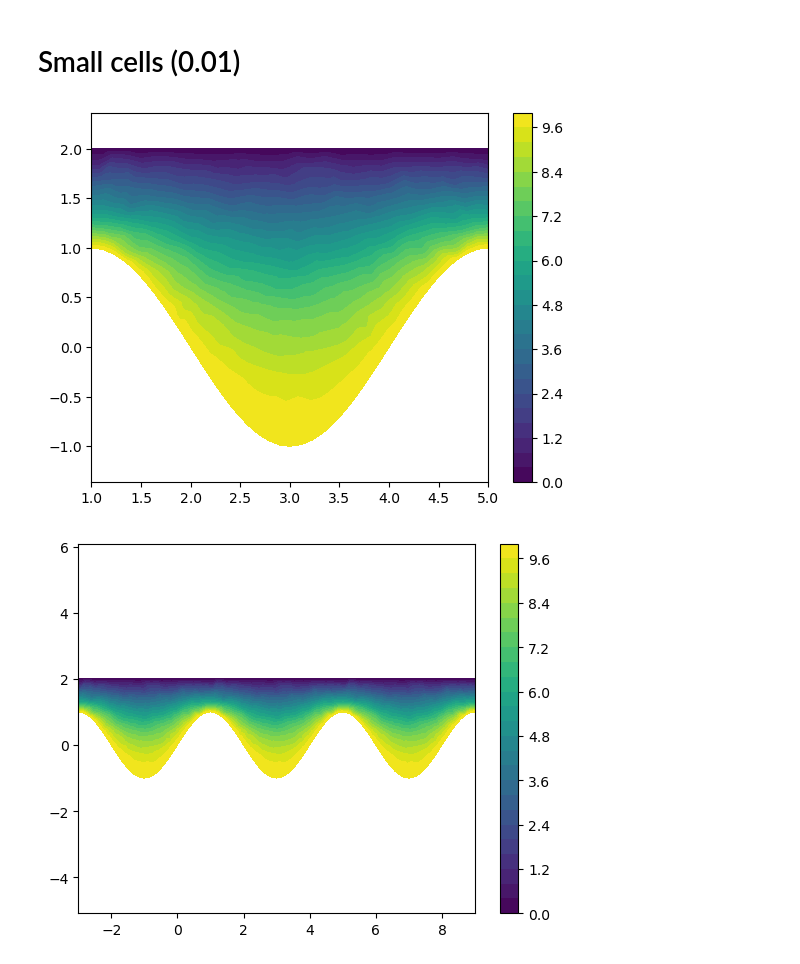
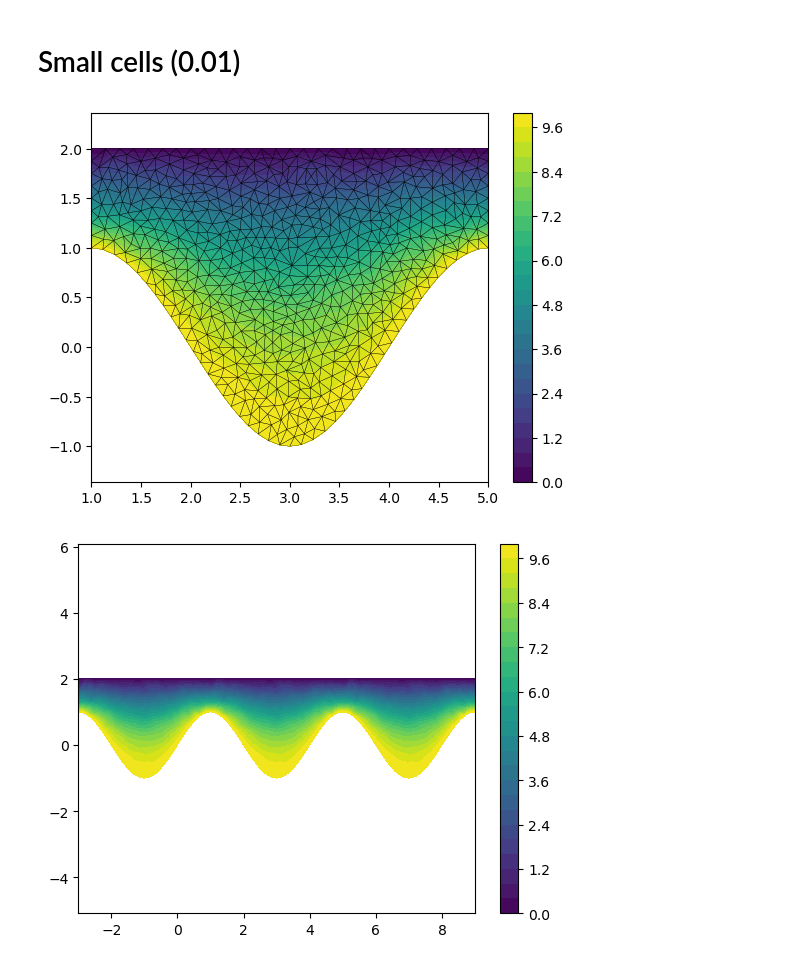
Before and after one commit to sanonesan/2d_Laplace_eq_FEM, a Jupyter notebook: laplace_eq_domain_1_1_sin.ipynb, the cells around one changed output. Cells and saved outputs as stored; diff of their text form; code cells hidden in the pictures.

```diff
--- a/laplace_eq_domain_1_1_sin.ipynb
+++ b/laplace_eq_domain_1_1_sin.ipynb
@@ -20,21 +20,21 @@ def plot_fem_mesh(nodes_x, nodes_y, elements, linewidth: float = 0.2):
 # %%
 df_x_y = pd.read_csv("./domains/domain_1_1/mesh001/mesh_nodes.csv")
 df_z = pd.read_csv("./output/domain_1_1/mesh001/Test_domain_1_1_sin_mesh_001_solution.csv")
 df_elements = pd.read_csv("./domains/domain_1_1/mesh001/mesh_polygons.csv")
 for element in df_elements.values:
     element -= 1;
 
 
 triangulation = tri.Triangulation(df_x_y["x"].values, df_x_y["y"].values, triangles=df_elements.values)
 plt.tricontourf(triangulation, df_z["sol"].values, levels=25)
 # show
-#plot_fem_mesh(df_x_y["x"].values, df_x_y["y"].values, df_elements.values)
+plot_fem_mesh(df_x_y["x"].values, df_x_y["y"].values, df_elements.values)
 
 plt.colorbar()
 plt.axis('equal')
 plt.show()
 # %% [output]
-[figure, old version]
+[figure, new version]
 # %%
 df_x_y = pd.read_csv("./domains/domain_1_1/mesh001/mesh_nodes.csv")
 df_z = pd.read_csv("./output/domain_1_1/mesh001/Test_domain_1_1_sin_mesh_001_solution.csv")
```
Also changed, not shown: 34 other files.
